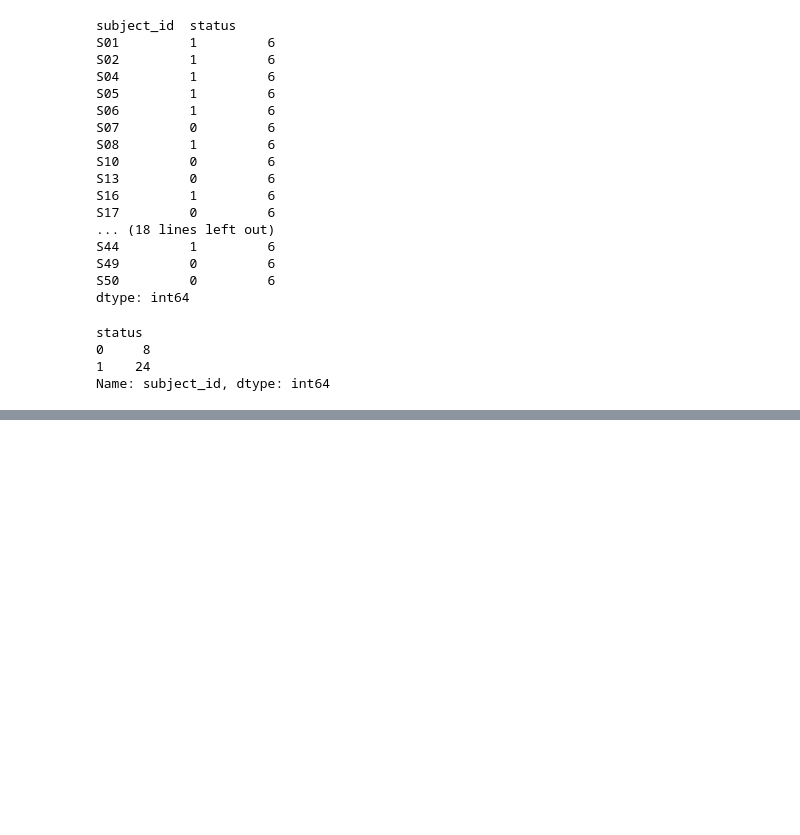
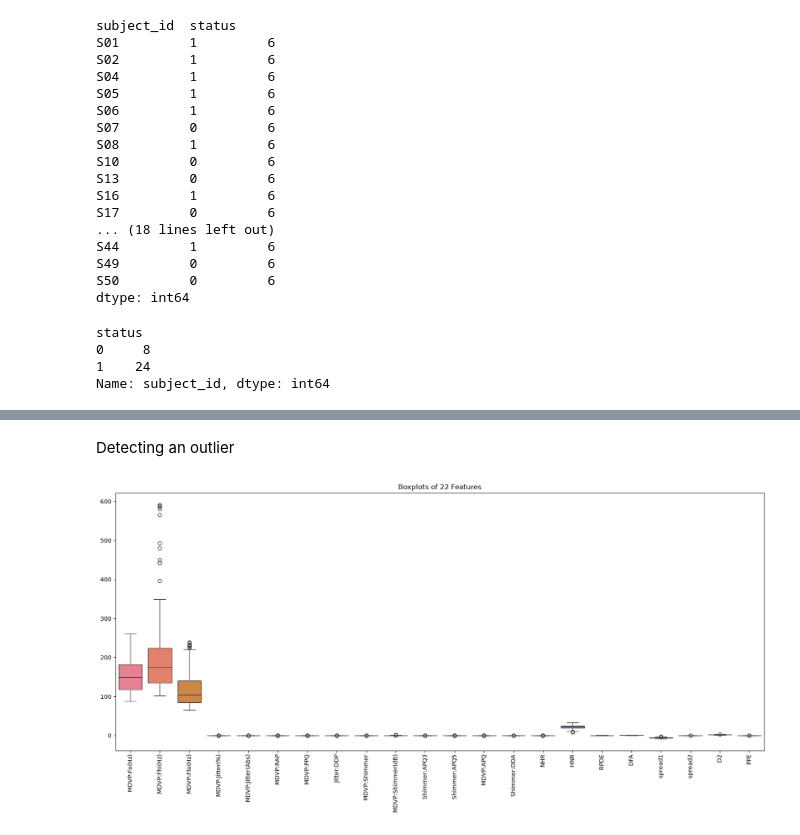
Before and after one commit to Aadiie/Parkinson_Prediction, a Jupyter notebook: notebooks/01_data_exploration.ipynb, the cells around one changed output, grey strips where cells are left out. Drawn from its saved outputs; the diff is of its cells as text; code cells hidden in the pictures; blank space fills up the shorter version.

```diff
--- a/notebooks/01_data_exploration.ipynb
+++ b/notebooks/01_data_exploration.ipynb
@@ -264,0 +511,14 @@ Name: subject_id, dtype: int64
+# %% [markdown]
+Detecting an outlier
+# %%
+# BoxPlot
+
+plt.figure(figsize = (20,8))
+
+sns.boxplot(data = feature_cols)
+plt.xticks(rotation=90)
+plt.title("Boxplots of 22 Features")
+
+plt.show()
+# %% [output]
+[figure, added]
```
Also changed, not shown: parts of 57 cells of this notebook, 2 other files.
